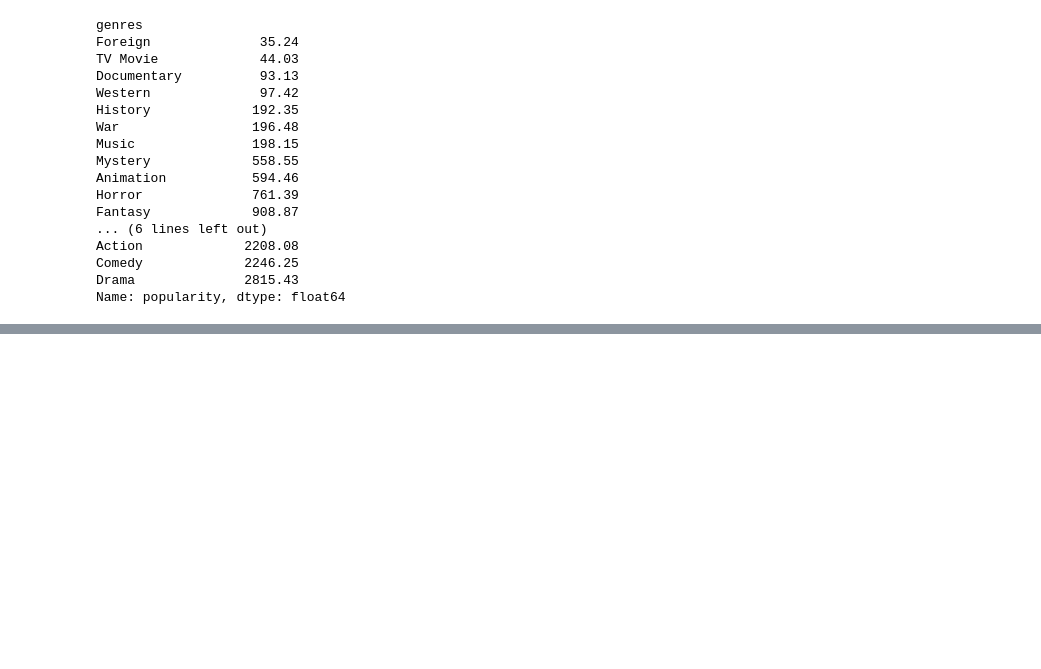
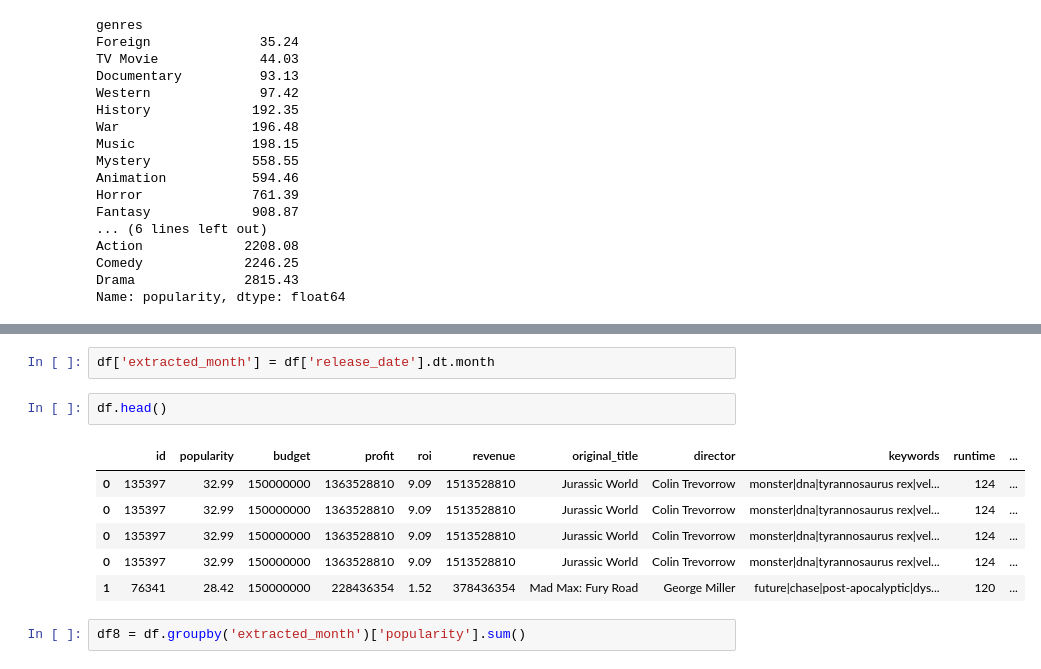
Before and after one commit to LuisAntonioDoHer/Movies_data_analysis, a Jupyter notebook: Movies_data_analysis.ipynb, the cells around one changed output, grey strips where cells are left out. Cells and saved outputs as stored; diff of their text form; blank space fills up the shorter version.

```diff
--- a/Movies_data_analysis.ipynb
+++ b/Movies_data_analysis.ipynb
@@ -298,0 +354,13 @@ plt.show()
+# %%
+df['extracted_month'] = df['release_date'].dt.month
+# %%
+df.head()
+# %% [output]
+|  | id | popularity | budget | profit | roi | revenue | original_title | director | keywords | runtime | ... |
+| 0 | 135397 | 32.99 | 150000000 | 1363528810 | 9.09 | 1513528810 | Jurassic World | Colin Trevorrow | monster|dna|tyrannosaurus rex|vel... | 124 | ... |
+| 0 | 135397 | 32.99 | 150000000 | 1363528810 | 9.09 | 1513528810 | Jurassic World | Colin Trevorrow | monster|dna|tyrannosaurus rex|vel... | 124 | ... |
+| 0 | 135397 | 32.99 | 150000000 | 1363528810 | 9.09 | 1513528810 | Jurassic World | Colin Trevorrow | monster|dna|tyrannosaurus rex|vel... | 124 | ... |
+| 0 | 135397 | 32.99 | 150000000 | 1363528810 | 9.09 | 1513528810 | Jurassic World | Colin Trevorrow | monster|dna|tyrannosaurus rex|vel... | 124 | ... |
+| 1 | 76341 | 28.42 | 150000000 | 228436354 | 1.52 | 378436354 | Mad Max: Fury Road | George Miller | future|chase|post-apocalyptic|dys... | 120 | ... |
+# %%
+df8 = df.groupby('extracted_month')['popularity'].sum()
```
Also changed, not shown: parts of 7 cells of this notebook.
